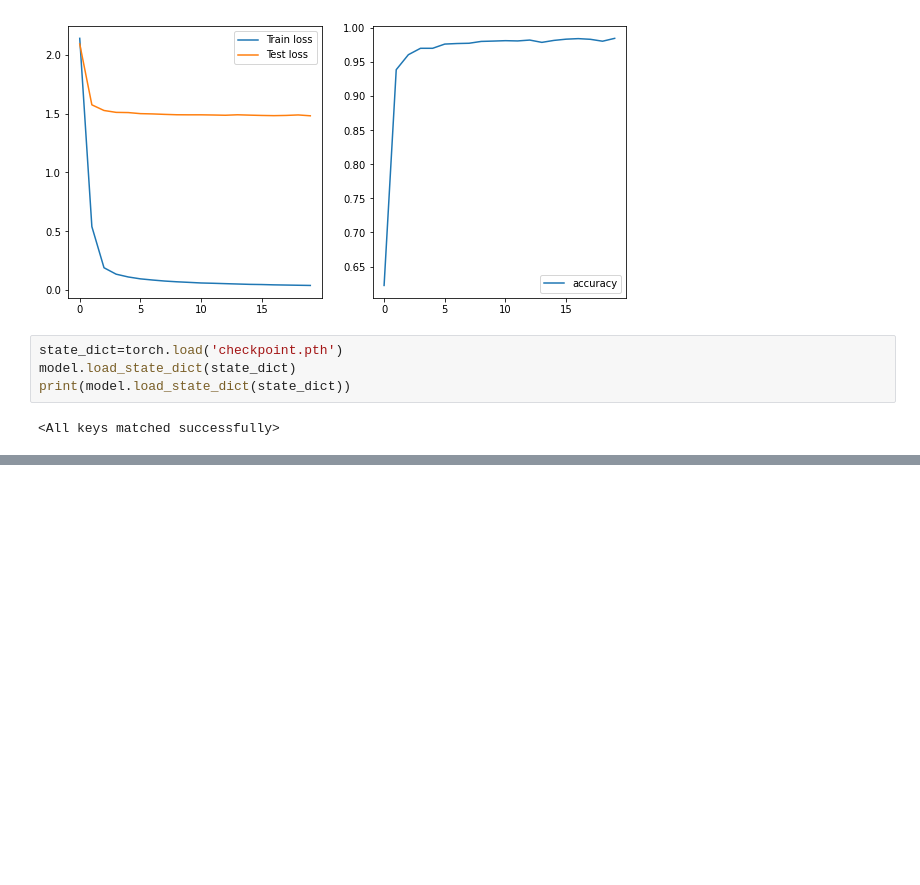
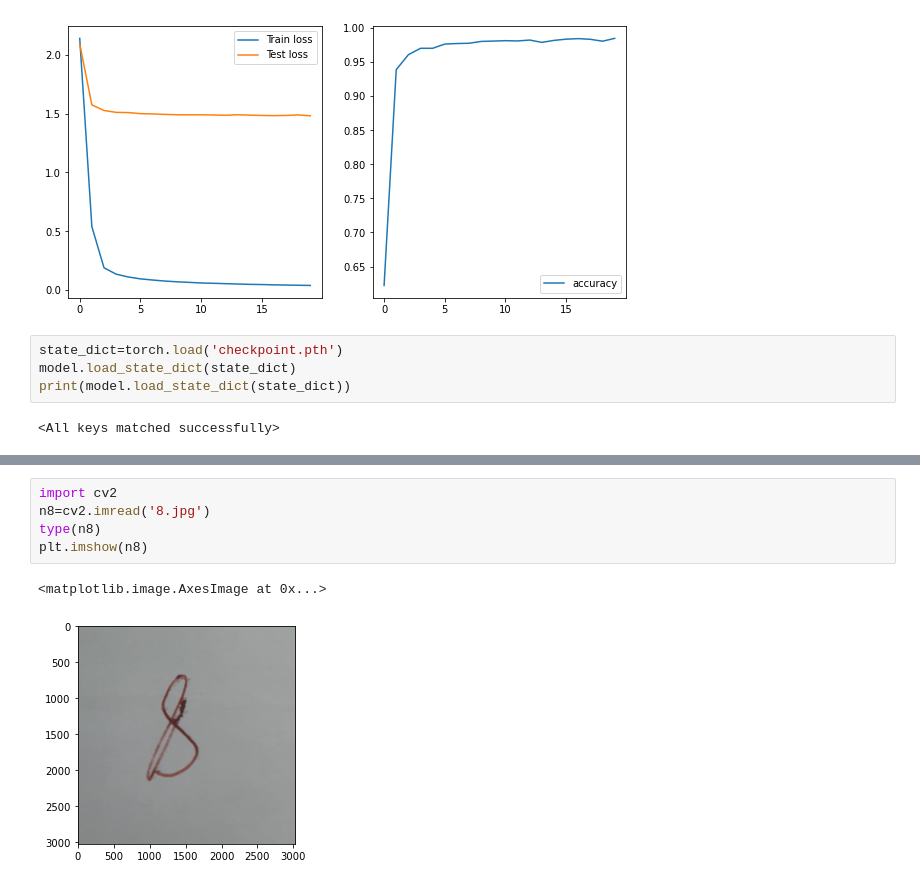
Before and after one commit to Abubakr1710/Deep-Learning, a Jupyter notebook: cnn_mnist.ipynb, the cells around one changed output, grey strips where cells are left out. Drawn from its saved outputs; the diff is of its cells as text; blank space fills up the shorter version.

```diff
--- a/cnn_mnist.ipynb
+++ b/cnn_mnist.ipynb
@@ -219,0 +220,8 @@ while counter<10:
+# %%
+import cv2
+n8=cv2.imread('8.jpg')
+type(n8)
+plt.imshow(n8)
+# %% [output]
+<matplotlib.image.AxesImage at 0x...>
+[figure, added]
```
Also changed, not shown: parts of 5 cells of this notebook.
